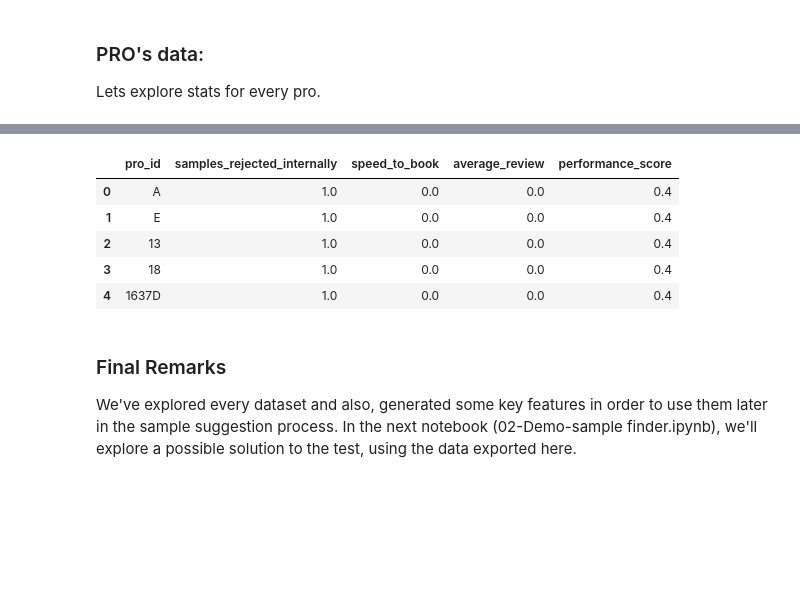
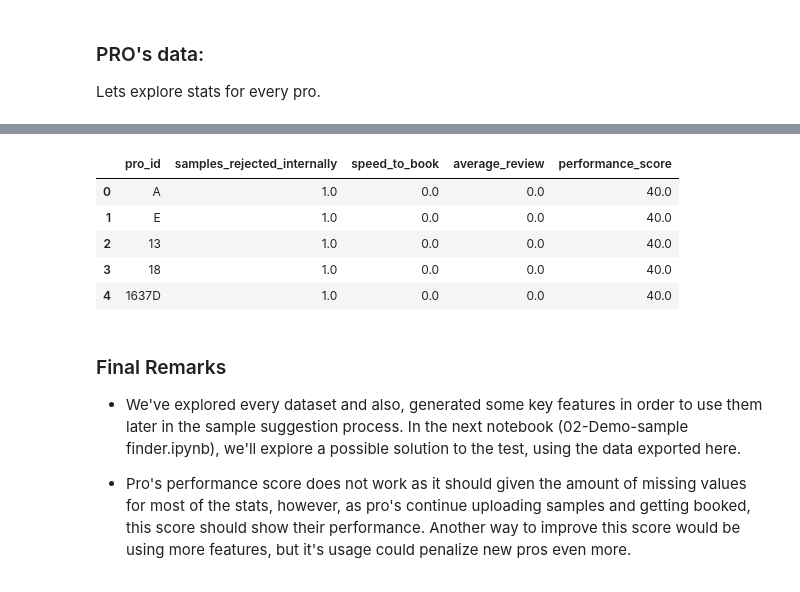
Before and after one commit to statscol/bs-ds-test, a Jupyter notebook: 01-Data Exploration,Wrangling,Feature Engineering.ipynb, the cells around one changed output, grey strips where cells are left out. Cells and saved outputs as stored; diff of their text form; code cells hidden in the pictures; blank space fills up the shorter version.

```diff
--- a/01-Data Exploration,Wrangling,Feature Engineering.ipynb
+++ b/01-Data Exploration,Wrangling,Feature Engineering.ipynb
@@ -205,17 +220,19 @@ scaled=MinMaxScaler().fit_transform(pro_stats[columns_for_score])
 # %%
 ##lets compute the score and save the data
 pro_score=pd.DataFrame({'pro_id':pro_stats['pro_id'].values,'samples_rejected_internally':1-scaled[:,0],'speed_to_book':scaled[:,1],'average_review':scaled[:,2]})
-pro_score.loc[:,'performance_score']=pro_score.apply(lambda d: WEIGHTS_SCORE['samples_rejected_internally']*d['samples_rejected_internally']+WEIGHTS_SCORE['speed_to_book']*d['speed_to_book']+ WEIGHTS_SCORE['average_review']*d['average_review'], axis=1)
+pro_score.loc[:,'performance_score']=pro_score.apply(lambda d: 100*(WEIGHTS_SCORE['samples_rejected_internally']*d['samples_rejected_internally']+WEIGHTS_SCORE['speed_to_book']*d['speed_to_book']+ WEIGHTS_SCORE['average_review']*d['average_review']), axis=1)
 pro_score.to_pickle("pro_scores.pkl")
 pro_score.head()
 # %% [output]
 |  | pro_id | samples_rejected_internally | speed_to_book | average_review | performance_score |
-| 0 | A | 1.0 | 0.0 | 0.0 | 0.4 |
-| 1 | E | 1.0 | 0.0 | 0.0 | 0.4 |
-| 2 | 13 | 1.0 | 0.0 | 0.0 | 0.4 |
-| 3 | 18 | 1.0 | 0.0 | 0.0 | 0.4 |
-| 4 | 1637D | 1.0 | 0.0 | 0.0 | 0.4 |
+| 0 | A | 1.0 | 0.0 | 0.0 | 40.0 |
+| 1 | E | 1.0 | 0.0 | 0.0 | 40.0 |
+| 2 | 13 | 1.0 | 0.0 | 0.0 | 40.0 |
+| 3 | 18 | 1.0 | 0.0 | 0.0 | 40.0 |
+| 4 | 1637D | 1.0 | 0.0 | 0.0 | 40.0 |
 # %% [markdown]
 ### Final Remarks
 
-We've explored every dataset and also, generated some key features in order to use them later in the sample suggestion process. In the next notebook (02-Demo-sample finder.ipynb), we'll explore a possible solution to the test, using the data exported here.
+- We've explored every dataset and also, generated some key features in order to use them later in the sample suggestion process. In the next notebook (02-Demo-sample finder.ipynb), we'll explore a possible solution to the test, using the data exported here.
+
+- Pro's performance score does not work as it should given the amount of missing values for most of the stats, however, as pro's continue uploading samples and getting booked, this score should show their performance. Another way to improve this score would be using more features, but it's usage could penalize new pros even more.
```
Also changed, not shown: parts of 3 cells of this notebook, 3 other files.
